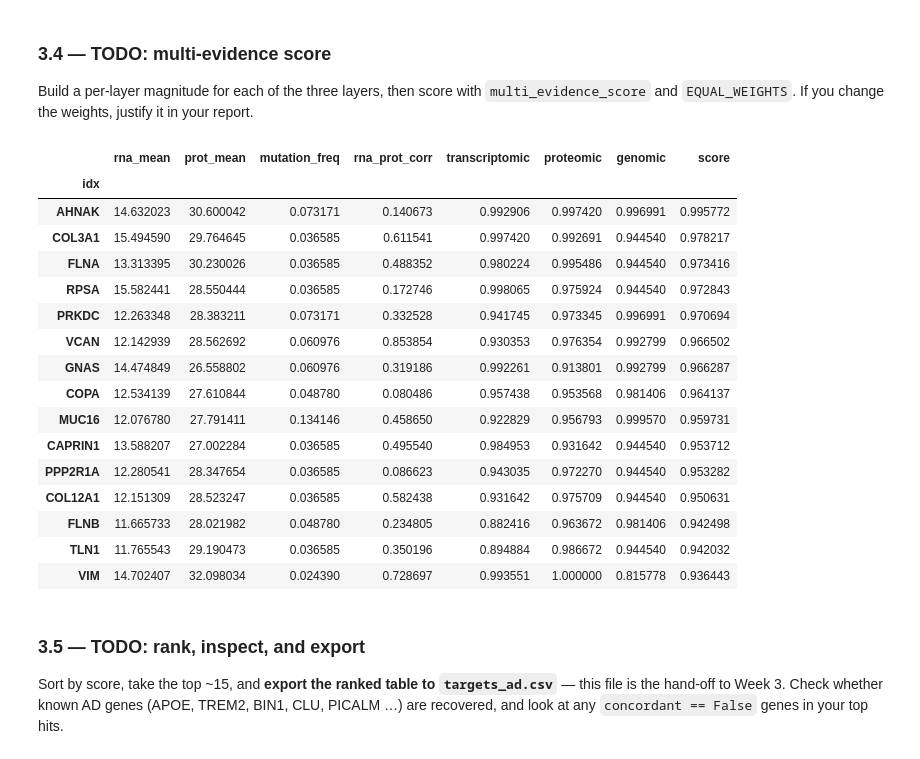
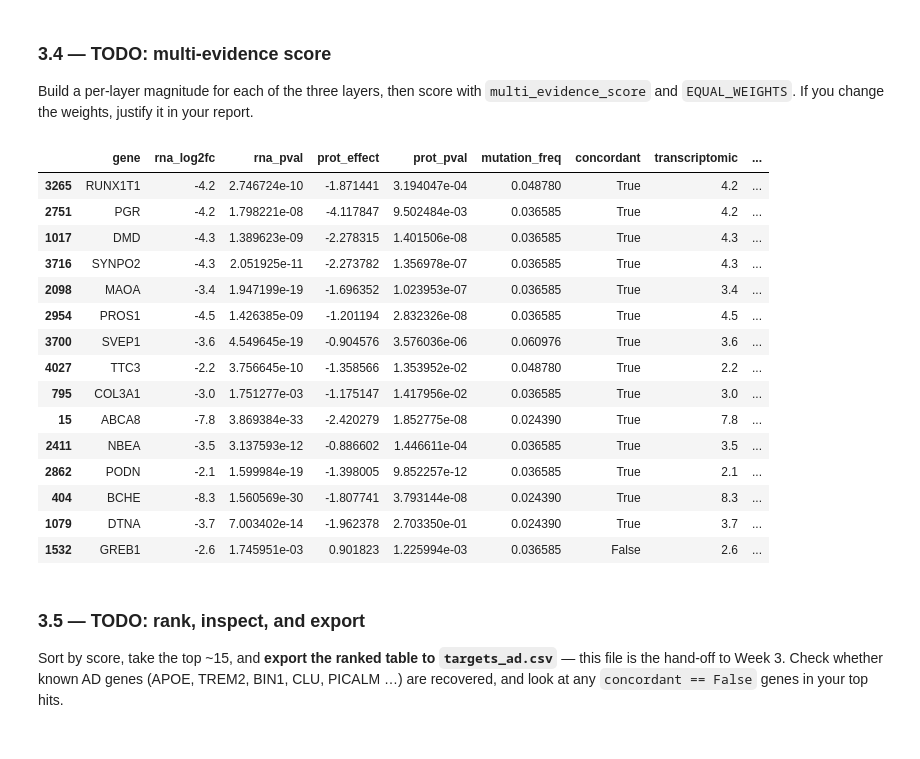
Before and after one commit to gloria668-ops/biot6900, a Jupyter notebook: BIOT6900_Module2_Starter_OV.ipynb, the cells around one changed output. Cells and saved outputs as stored; diff of their text form; code cells hidden in the pictures.

Commit message:
Update ovarian cancer multi-omics analysis

```diff
--- a/BIOT6900_Module2_Starter_OV.ipynb
+++ b/BIOT6900_Module2_Starter_OV.ipynb
@@ -489,0 +521,13 @@ Genes with undefined correlation: 8
+# %%
+# 3.3 — sign-agreement concordance
+
+df["concordant"] = (
+    (df["rna_log2fc"] > 0) & (df["prot_effect"] > 0)
+) | (
+    (df["rna_log2fc"] < 0) & (df["prot_effect"] < 0)
+)
+
+print(df["concordant"].value_counts())
+display(df[
+    ["gene", "rna_log2fc", "prot_effect", "concordant"]
+].head())
@@ -490,40 +545,37 @@ Genes with undefined correlation: 8
 # %% [markdown]
 ### 3.4 — TODO: multi-evidence score
 Build a per-layer magnitude for each of the three layers, then score with `multi_evidence_score` and `EQUAL_WEIGHTS`. If you change the weights, justify it in your report.
-# %%
-# 3.4 — multi-evidence score
-
-df["transcriptomic"] = df["rna_mean"].rank(pct=True)
-df["proteomic"] = df["prot_mean"].rank(pct=True)
-df["genomic"] = df["mutation_freq"].rank(pct=True)
-
-df["score"] = multi_evidence_score(
-    df,
-    ["transcriptomic", "proteomic", "genomic"],
-    EQUAL_WEIGHTS
-)
-
-ranked_ov = df.sort_values("score", ascending=False)
-
-display(ranked_ov.head(15))
-# %% [output]
-|  | rna_mean | prot_mean | mutation_freq | rna_prot_corr | transcriptomic | proteomic | genomic | score |
-| idx |  |  |  |  |  |  |  |  |
-| AHNAK | 14.632023 | 30.600042 | 0.073171 | 0.140673 | 0.992906 | 0.997420 | 0.996991 | 0.995772 |
-| COL3A1 | 15.494590 | 29.764645 | 0.036585 | 0.611541 | 0.997420 | 0.992691 | 0.944540 | 0.978217 |
-| FLNA | 13.313395 | 30.230026 | 0.036585 | 0.488352 | 0.980224 | 0.995486 | 0.944540 | 0.973416 |
-| RPSA | 15.582441 | 28.550444 | 0.036585 | 0.172746 | 0.998065 | 0.975924 | 0.944540 | 0.972843 |
-| PRKDC | 12.263348 | 28.383211 | 0.073171 | 0.332528 | 0.941745 | 0.973345 | 0.996991 | 0.970694 |
-| VCAN | 12.142939 | 28.562692 | 0.060976 | 0.853854 | 0.930353 | 0.976354 | 0.992799 | 0.966502 |
-| GNAS | 14.474849 | 26.558802 | 0.060976 | 0.319186 | 0.992261 | 0.913801 | 0.992799 | 0.966287 |
-| COPA | 12.534139 | 27.610844 | 0.048780 | 0.080486 | 0.957438 | 0.953568 | 0.981406 | 0.964137 |
-| MUC16 | 12.076780 | 27.791411 | 0.134146 | 0.458650 | 0.922829 | 0.956793 | 0.999570 | 0.959731 |
-| CAPRIN1 | 13.588207 | 27.002284 | 0.036585 | 0.495540 | 0.984953 | 0.931642 | 0.944540 | 0.953712 |
-| PPP2R1A | 12.280541 | 28.347654 | 0.036585 | 0.086623 | 0.943035 | 0.972270 | 0.944540 | 0.953282 |
-| COL12A1 | 12.151309 | 28.523247 | 0.036585 | 0.582438 | 0.931642 | 0.975709 | 0.944540 | 0.950631 |
-| FLNB | 11.665733 | 28.021982 | 0.048780 | 0.234805 | 0.882416 | 0.963672 | 0.981406 | 0.942498 |
-| TLN1 | 11.765543 | 29.190473 | 0.036585 | 0.350196 | 0.894884 | 0.986672 | 0.944540 | 0.942032 |
-| VIM | 14.702407 | 32.098034 | 0.024390 | 0.728697 | 0.993551 | 1.000000 | 0.815778 | 0.936443 |
+# %%
+df["transcriptomic"] = df["rna_log2fc"].abs()
+df["proteomic"] = df["prot_effect"].abs()
+df["genomic"] = df["mutation_freq"]
+
+df["score"] = multi_evidence_score(
+    df,
+    ["transcriptomic", "proteomic", "genomic"],
+    EQUAL_WEIGHTS
+)
+
+ranked_ov = df.sort_values("score", ascending=False)
+
+display(ranked_ov.head(15))
+# %% [output]
+|  | gene | rna_log2fc | rna_pval | prot_effect | prot_pval | mutation_freq | concordant | transcriptomic | ... |
+| 3265 | RUNX1T1 | -4.2 | 2.746724e-10 | -1.871441 | 3.194047e-04 | 0.048780 | True | 4.2 | ... |
+| 2751 | PGR | -4.2 | 1.798221e-08 | -4.117847 | 9.502484e-03 | 0.036585 | True | 4.2 | ... |
+| 1017 | DMD | -4.3 | 1.389623e-09 | -2.278315 | 1.401506e-08 | 0.036585 | True | 4.3 | ... |
+| 3716 | SYNPO2 | -4.3 | 2.051925e-11 | -2.273782 | 1.356978e-07 | 0.036585 | True | 4.3 | ... |
+| 2098 | MAOA | -3.4 | 1.947199e-19 | -1.696352 | 1.023953e-07 | 0.036585 | True | 3.4 | ... |
+| 2954 | PROS1 | -4.5 | 1.426385e-09 | -1.201194 | 2.832326e-08 | 0.036585 | True | 4.5 | ... |
+| 3700 | SVEP1 | -3.6 | 4.549645e-19 | -0.904576 | 3.576036e-06 | 0.060976 | True | 3.6 | ... |
+| 4027 | TTC3 | -2.2 | 3.756645e-10 | -1.358566 | 1.353952e-02 | 0.048780 | True | 2.2 | ... |
+| 795 | COL3A1 | -3.0 | 1.751277e-03 | -1.175147 | 1.417956e-02 | 0.036585 | True | 3.0 | ... |
+| 15 | ABCA8 | -7.8 | 3.869384e-33 | -2.420279 | 1.852775e-08 | 0.024390 | True | 7.8 | ... |
+| 2411 | NBEA | -3.5 | 3.137593e-12 | -0.886602 | 1.446611e-04 | 0.036585 | True | 3.5 | ... |
+| 2862 | PODN | -2.1 | 1.599984e-19 | -1.398005 | 9.852257e-12 | 0.036585 | True | 2.1 | ... |
+| 404 | BCHE | -8.3 | 1.560569e-30 | -1.807741 | 3.793144e-08 | 0.024390 | True | 8.3 | ... |
+| 1079 | DTNA | -3.7 | 7.003402e-14 | -1.962378 | 2.703350e-01 | 0.024390 | True | 3.7 | ... |
+| 1532 | GREB1 | -2.6 | 1.745951e-03 | 0.901823 | 1.225994e-03 | 0.036585 | False | 2.6 | ... |
 # %% [markdown]
 ### 3.5 — TODO: rank, inspect, and export
 Sort by score, take the top ~15, and **export the ranked table to `targets_ad.csv`** — this file is the hand-off to Week 3. Check whether known AD genes (APOE, TREM2, BIN1, CLU, PICALM …) are recovered, and look at any `concordant == False` genes in your top hits.
```
Also changed, not shown: parts of 23 cells of this notebook, 1 other file.
